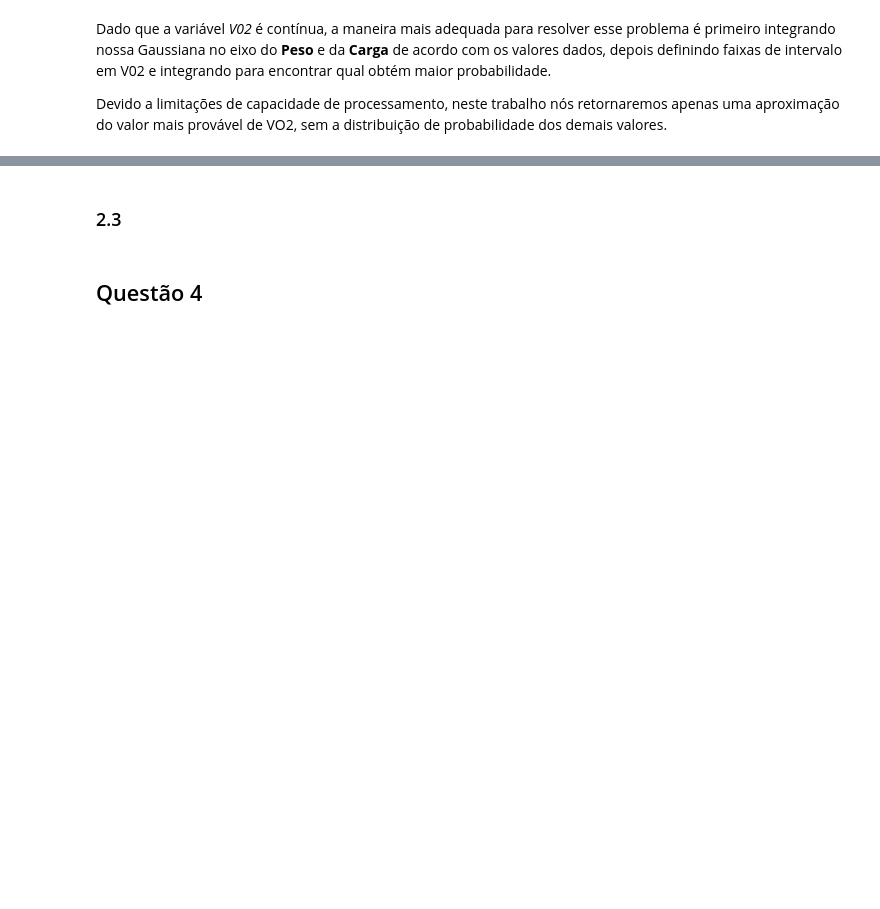
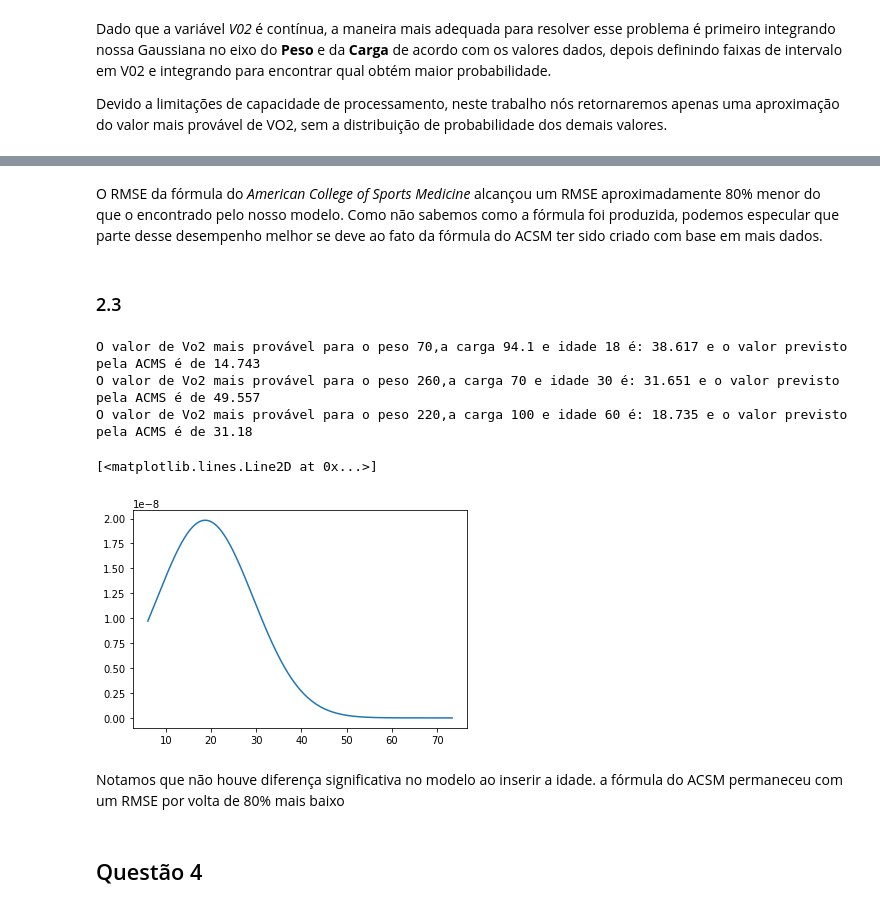
Before and after one commit to lucaslrolim/COS623-MachineLearning, a Jupyter notebook: Lista 3 ML.ipynb, the cells around one changed output, grey strips where cells are left out. Saved outputs shown, nothing was run; the diff lists cells and outputs as text; code cells hidden in the pictures; blank space fills up the shorter version.

```diff
--- a/Lista 3 ML.ipynb
+++ b/Lista 3 ML.ipynb
@@ -246,3 +271,5 @@ result_rmse
+# %% [markdown]
+O RMSE da fórmula do *American College of Sports Medicine* alcançou um RMSE aproximadamente 80% menor do que o encontrado pelo nosso modelo. Como não sabemos como a fórmula foi produzida, podemos especular que parte desse desempenho melhor se deve ao fato da fórmula do ACSM ter sido criado com base em mais dados.
 # %% [markdown]
 ### 2.3
 # %%
@@ -257,12 +284,14 @@ sample_values =  [[70,94.1,18],[260,70,30],[220,100,60]]
 
 for j in range(len(sample_values)):
     probs = []
+    pv = []
     max_prob = 0
     max_value = 0
     values = np.linspace(train[['VO2_medido_máximo']].min(),train[['VO2_medido_máximo']].max(),10000)
     for i in values:
         vo2 = rv2.pdf([sample_values[j][0],sample_values[j][1],sample_values[j][2],i])
         probs.append(vo2)
+        pv.append(i)
         if(vo2 > max_prob):
             max_prob = vo2
             max_value = i
@@ -272,6 +301,22 @@ for j in range(len(sample_values)):
            sample_values[j][2],
            round(max_value,3),
            acsm_formula(sample_values[j][0],sample_values[j][1])))
+
+predict_v02 = estimate_prob(3)
+
+result_rmse = do_rmse(test[['VO2_medido_máximo']].values,predict_v02)
+result_rmse
+# %% [output]
+O valor de Vo2 mais provável para o peso 70,a carga 94.1 e idade 18 é: 38.617 e o valor previsto pela ACMS é de 14.743
+O valor de Vo2 mais provável para o peso 260,a carga 70 e idade 30 é: 31.651 e o valor previsto pela ACMS é de 49.557
+O valor de Vo2 mais provável para o peso 220,a carga 100 e idade 60 é: 18.735 e o valor previsto pela ACMS é de 31.18
+# %%
+plt.plot(pv, probs)
+# %% [output]
+[<matplotlib.lines.Line2D at 0x...>]
+[figure, added]
+# %% [markdown]
+Notamos que não houve diferença significativa no modelo ao inserir a idade. a fórmula do ACSM permaneceu com um RMSE por volta de 80% mais baixo
 # %% [markdown]
 ## Questão 4
 # %% [markdown]
```
Also changed, not shown: parts of 6 cells of this notebook.
